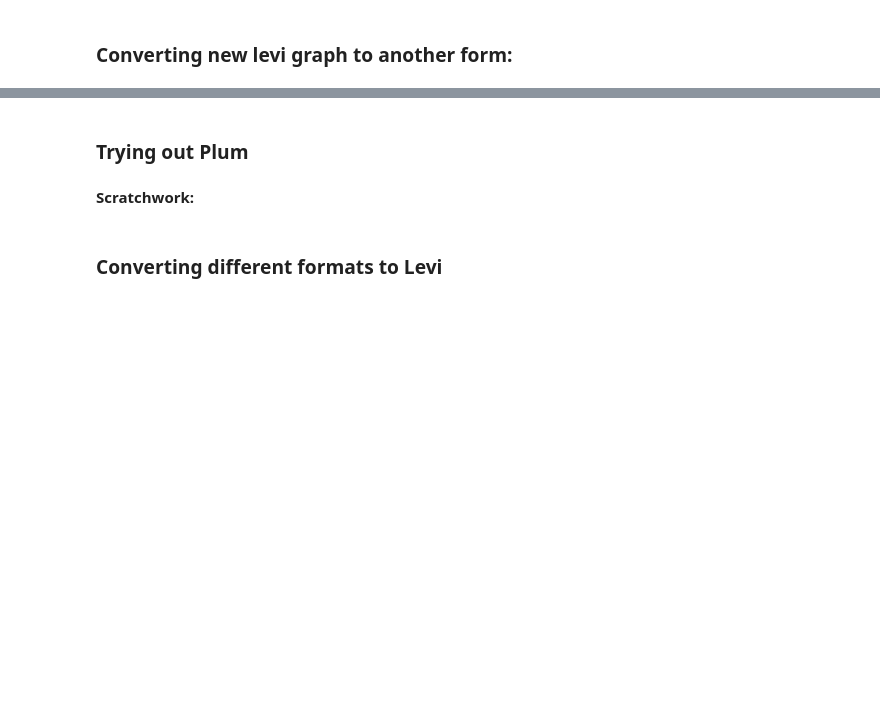
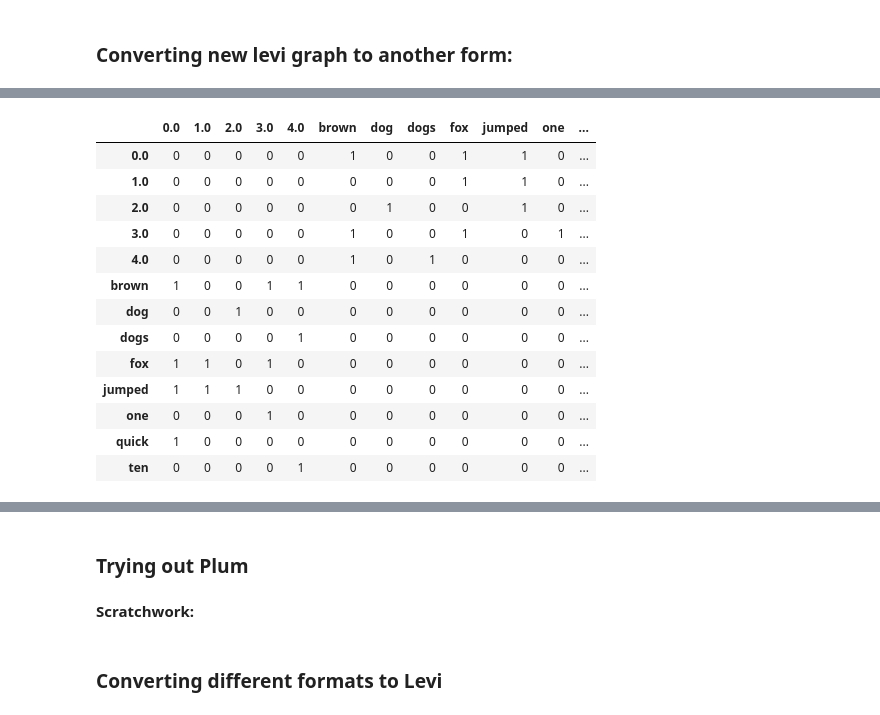
Before and after one commit to usnistgov/grabble, a Jupyter notebook: notebooks/python_decorator.ipynb, the cells around one changed output, grey strips where cells are left out. Saved outputs shown, nothing was run; the diff lists cells and outputs as text; code cells hidden in the pictures; blank space fills up the shorter version.

```diff
--- a/notebooks/python_decorator.ipynb
+++ b/notebooks/python_decorator.ipynb
@@ -312 +328,20 @@ new_levi.levi.to_adjacency
+# %%
+new_levi_adjacency = new_levi.levi.to_adjacency(
+    level_0="index", level_1="level_0")
+new_levi_adjacency
+# %% [output]
+|  | 0.0 | 1.0 | 2.0 | 3.0 | 4.0 | brown | dog | dogs | fox | jumped | one | ... |
+| 0.0 | 0 | 0 | 0 | 0 | 0 | 1 | 0 | 0 | 1 | 1 | 0 | ... |
+| 1.0 | 0 | 0 | 0 | 0 | 0 | 0 | 0 | 0 | 1 | 1 | 0 | ... |
+| 2.0 | 0 | 0 | 0 | 0 | 0 | 0 | 1 | 0 | 0 | 1 | 0 | ... |
+| 3.0 | 0 | 0 | 0 | 0 | 0 | 1 | 0 | 0 | 1 | 0 | 1 | ... |
+| 4.0 | 0 | 0 | 0 | 0 | 0 | 1 | 0 | 1 | 0 | 0 | 0 | ... |
+| brown | 1 | 0 | 0 | 1 | 1 | 0 | 0 | 0 | 0 | 0 | 0 | ... |
+| dog | 0 | 0 | 1 | 0 | 0 | 0 | 0 | 0 | 0 | 0 | 0 | ... |
+| dogs | 0 | 0 | 0 | 0 | 1 | 0 | 0 | 0 | 0 | 0 | 0 | ... |
+| fox | 1 | 1 | 0 | 1 | 0 | 0 | 0 | 0 | 0 | 0 | 0 | ... |
+| jumped | 1 | 1 | 1 | 0 | 0 | 0 | 0 | 0 | 0 | 0 | 0 | ... |
+| one | 0 | 0 | 0 | 1 | 0 | 0 | 0 | 0 | 0 | 0 | 0 | ... |
+| quick | 1 | 0 | 0 | 0 | 0 | 0 | 0 | 0 | 0 | 0 | 0 | ... |
+| ten | 0 | 0 | 0 | 0 | 1 | 0 | 0 | 0 | 0 | 0 | 0 | ... |
 # %%
```
Also changed, not shown: parts of 60 cells of this notebook, 2 other files.
